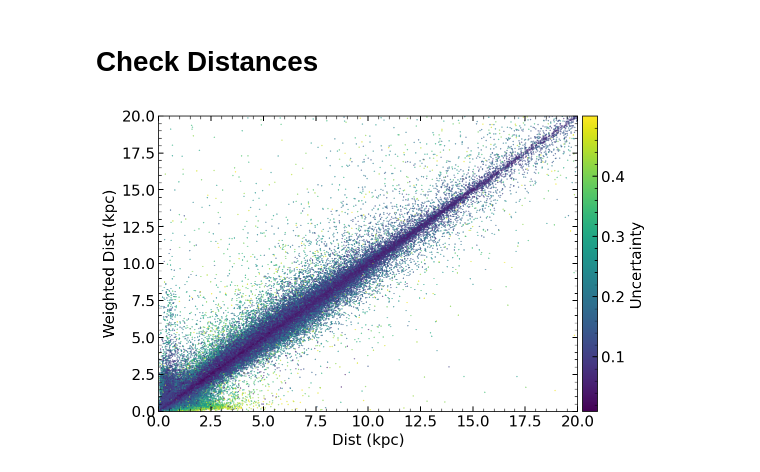
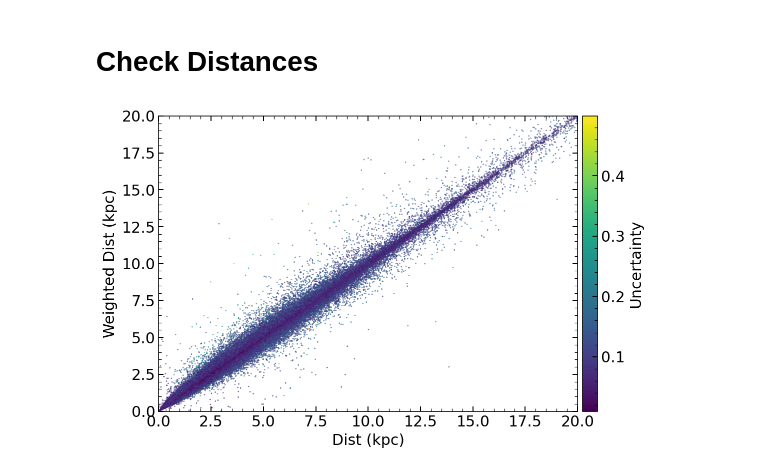
Before and after one commit to henrysky/astroNN_APOGEE_VAC, a Jupyter notebook: dr17-VAC-notebooks/Check-Distances.ipynb, the cells around one changed output. Cells and saved outputs as stored; diff of their text form; code cells hidden in the pictures.

```diff
--- a/dr17-VAC-notebooks/Check-Distances.ipynb
+++ b/dr17-VAC-notebooks/Check-Distances.ipynb
@@ -41,16 +41,17 @@ from astropy.io import fits
 
 astronn_VAC_f = fits.getdata(apogee_astronn(dr=17))
 
-good_idx = ((np.abs(astronn_VAC_f['dist_model_error']/astronn_VAC_f['dist'])<0.5) & (astronn_VAC_f['dist']<2e10))
+good_idx = ((np.abs(astronn_VAC_f['dist_model_error']/astronn_VAC_f['dist'])<0.5) & (astronn_VAC_f['dist']<2e10) & (astronn_VAC_f['fakemag']<500) & (astronn_VAC_f['LOGG_ERR']<0.2))
+astronn_VAC_f = astronn_VAC_f[good_idx]
 # %%
-plt.scatter(astronn_VAC_f['dist'][good_idx]/1000, astronn_VAC_f['weighted_dist'][good_idx]/1000, s=0.1,
-            c=astronn_VAC_f['dist_model_error'][good_idx]/astronn_VAC_f['dist'][good_idx])
+plt.scatter(astronn_VAC_f['dist']/1000, astronn_VAC_f['weighted_dist']/1000, s=0.1,
+            c=astronn_VAC_f['dist_model_error']/astronn_VAC_f['dist'])
 plt.xlim(0, 20)
 plt.ylim(0, 20)
 plt.xlabel("Dist (kpc)")
 plt.ylabel("Weighted Dist (kpc)")
 cbar = plt.colorbar(pad=0.01)
 cbar.set_label("Uncertainty")
 plt.tight_layout()
 # %% [output]
-[figure, old version]
+[figure, new version]
```
Also changed, not shown: parts of 1 cell of this notebook, 4 other files.
